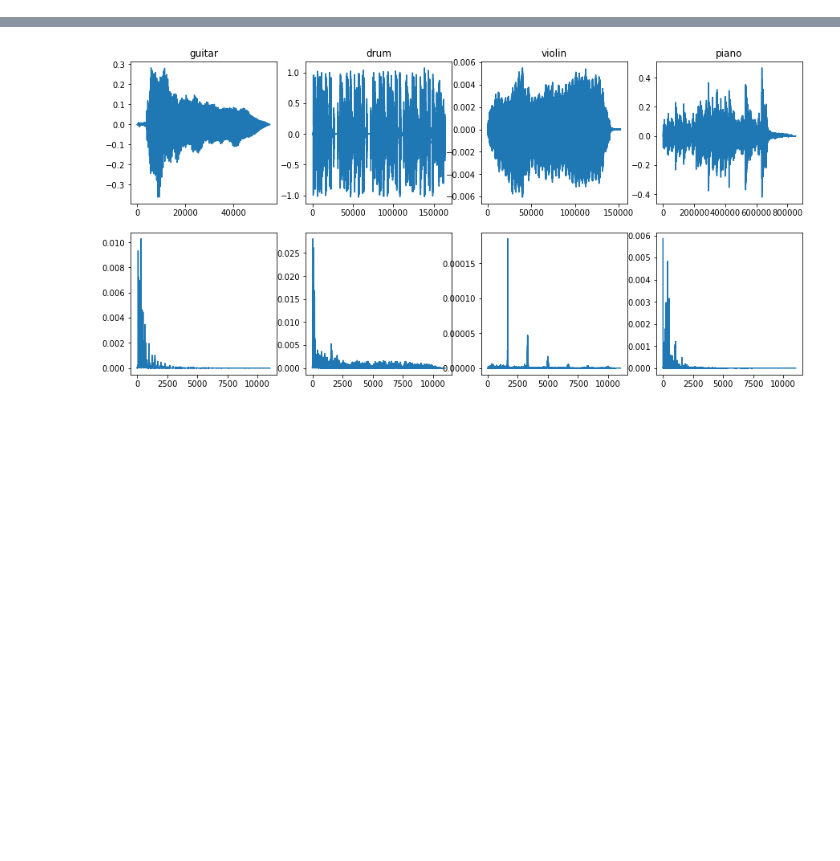
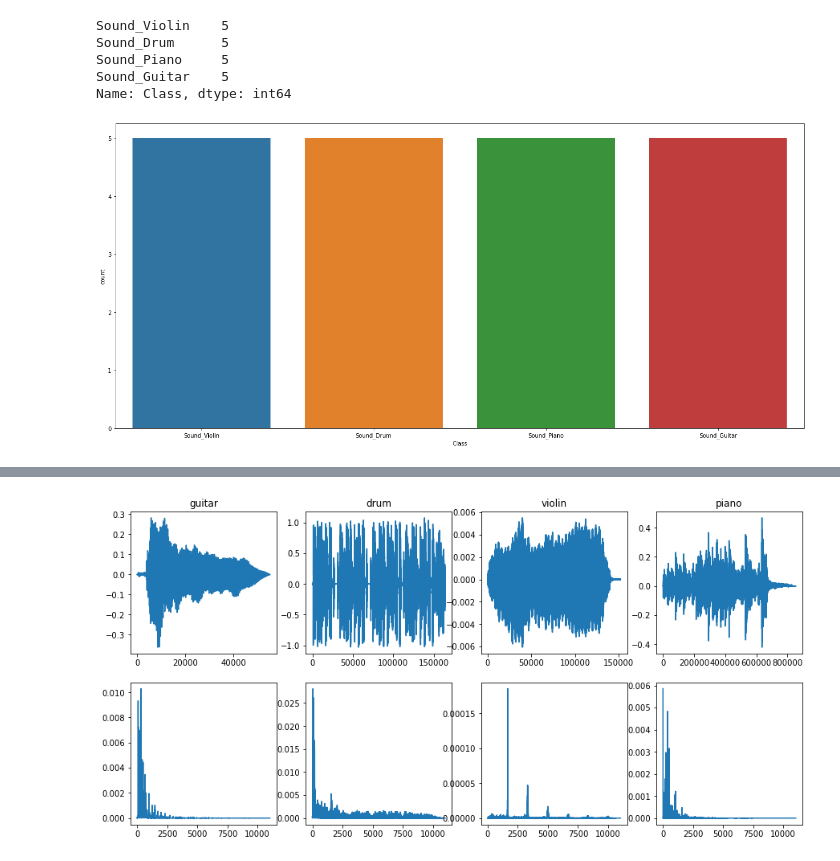
Before and after one commit to clementgilli/Musical-Instruments-Classifier, a Jupyter notebook: worksheet_clem.ipynb, the cells around one changed output, grey strips where cells are left out. Saved outputs shown, nothing was run; the diff lists cells and outputs as text; code cells hidden in the pictures; blank space fills up the shorter version.

```diff
--- a/worksheet_clem.ipynb
+++ b/worksheet_clem.ipynb
@@ -32,0 +15,16 @@ df_test = pd.read_csv("./dataset/Metadata_Test.csv")
+# %%
+df = load_train(5,maxfreq=5000)
+
+print(df['Class'].value_counts())
+plt.figure(figsize=(22,10))
+sns.countplot(df['Class'])
+plt.xticks(rotation=0)
+
+plt.show()
+# %% [output]
+Sound_Violin    5
+Sound_Drum      5
+Sound_Piano     5
+Sound_Guitar    5
+Name: Class, dtype: int64
+[figure, added]
```
Also changed, not shown: parts of 14 cells of this notebook, 1 other file.
